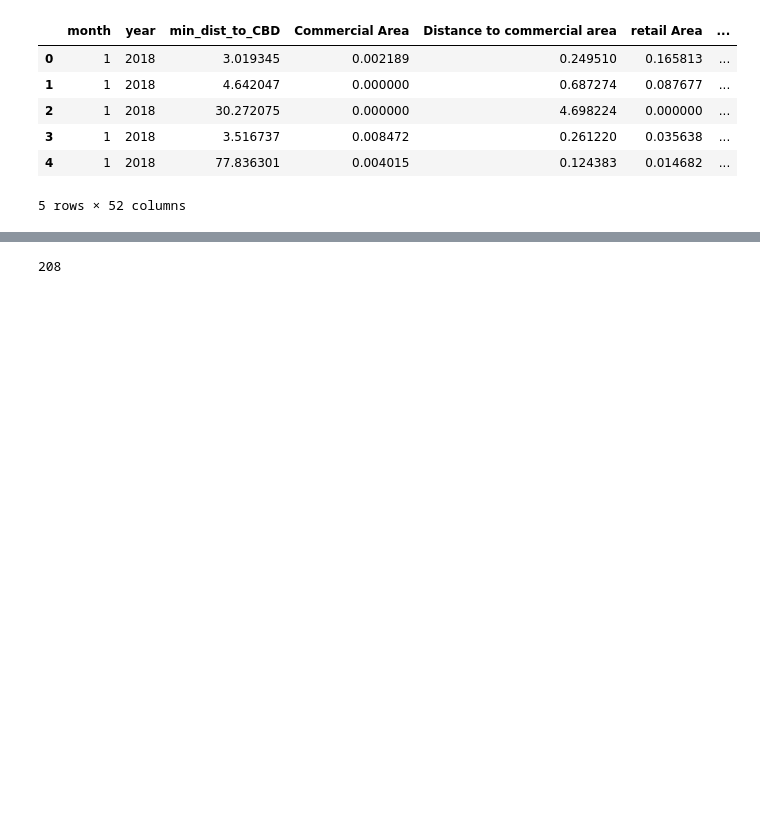
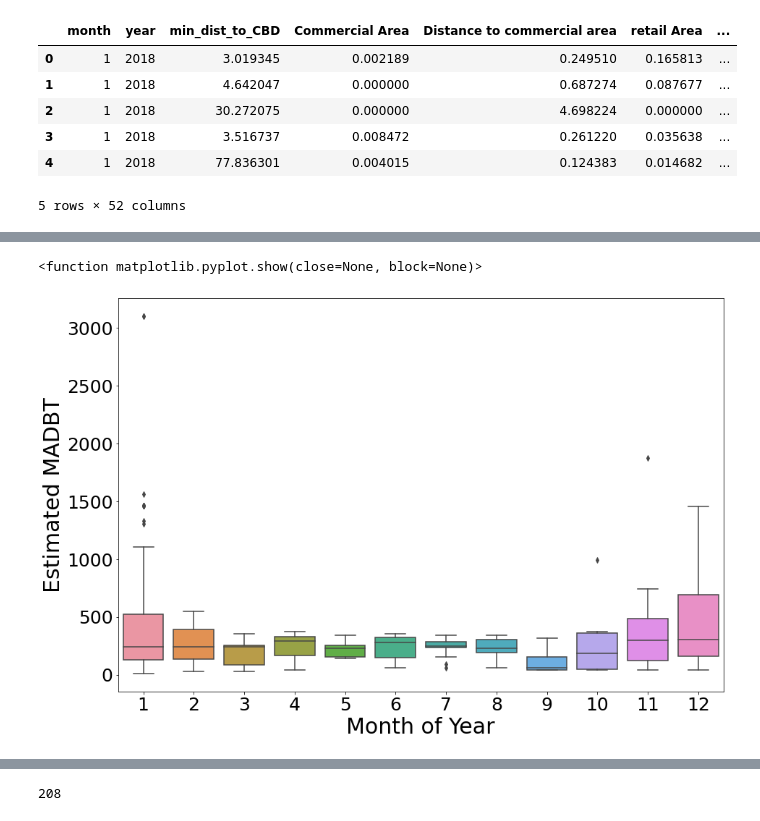
Before and after one commit to mintu07ruet/QC-Article, a Jupyter notebook: RF Model.ipynb, the cells around one changed output, grey strips where cells are left out. Cells and saved outputs as stored; diff of their text form; code cells hidden in the pictures; blank space fills up the shorter version.

```diff
--- a/RF Model.ipynb
+++ b/RF Model.ipynb
@@ -602,0 +840,12 @@ pred_save.to_csv('C:/UC Berkeley Project Backup/AT Census/Lindsey _QA/QC Article
+# %%
+#sns.barplot(data=pred_save, x="month", y="Predicted_MADBT")
+plt.figure(figsize=(15,10))
+#b=sns.boxplot(data=pred, x="month", y="Predicted_MADBT", hue='year')
+b=sns.boxplot(data=pred, x="month", y="Predicted_MADBT")
+b.set_xlabel("Month of Year",fontsize=30)
+b.set_ylabel("Estimated MADBT",fontsize=30)
+b.tick_params(labelsize=25)
+plt.show
+# %% [output]
+<function matplotlib.pyplot.show(close=None, block=None)>
+[figure, added]
```
Also changed, not shown: parts of 25 cells of this notebook, 1 other file.
